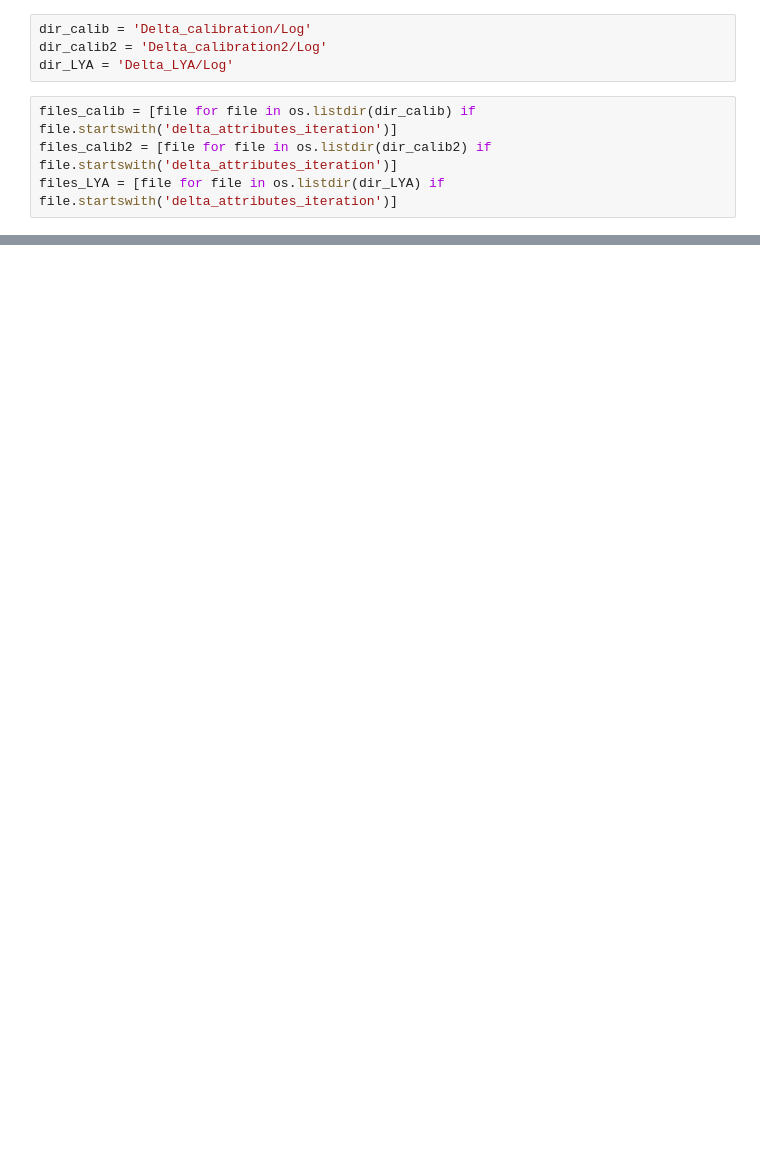
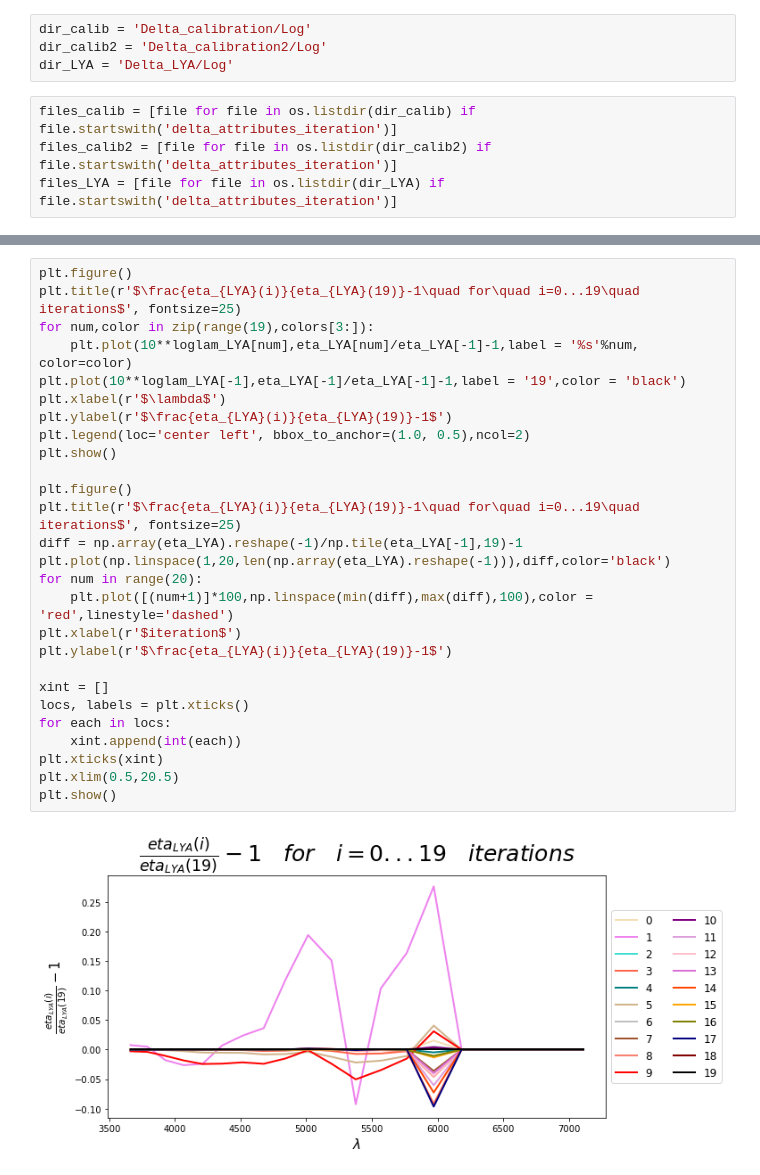
Before and after one commit to moonlovist/Picca_convergence_check, a Jupyter notebook: picca_convergence.ipynb, the cells around one changed output, grey strips where cells are left out. Cells and saved outputs as stored; diff of their text form; blank space fills up the shorter version.

```diff
--- a/picca_convergence.ipynb
+++ b/picca_convergence.ipynb
@@ -259,0 +157,29 @@ plt.show()
+# %%
+plt.figure()
+plt.title(r'$\frac{eta_{LYA}(i)}{eta_{LYA}(19)}-1\quad for\quad i=0...19\quad iterations$', fontsize=25)
+for num,color in zip(range(19),colors[3:]):
+    plt.plot(10**loglam_LYA[num],eta_LYA[num]/eta_LYA[-1]-1,label = '%s'%num, color=color)
+plt.plot(10**loglam_LYA[-1],eta_LYA[-1]/eta_LYA[-1]-1,label = '19',color = 'black')
+plt.xlabel(r'$\lambda$')
+plt.ylabel(r'$\frac{eta_{LYA}(i)}{eta_{LYA}(19)}-1$')
+plt.legend(loc='center left', bbox_to_anchor=(1.0, 0.5),ncol=2)
+plt.show()
+
+plt.figure()
+plt.title(r'$\frac{eta_{LYA}(i)}{eta_{LYA}(19)}-1\quad for\quad i=0...19\quad iterations$', fontsize=25)
+diff = np.array(eta_LYA).reshape(-1)/np.tile(eta_LYA[-1],19)-1
+plt.plot(np.linspace(1,20,len(np.array(eta_LYA).reshape(-1))),diff,color='black')
+for num in range(20):
+    plt.plot([(num+1)]*100,np.linspace(min(diff),max(diff),100),color = 'red',linestyle='dashed')
+plt.xlabel(r'$iteration$')
+plt.ylabel(r'$\frac{eta_{LYA}(i)}{eta_{LYA}(19)}-1$')
+
+xint = []
+locs, labels = plt.xticks()
+for each in locs:
+    xint.append(int(each))
+plt.xticks(xint)
+plt.xlim(0.5,20.5)
+plt.show()
+# %% [output]
+[figure, added]
```
Also changed, not shown: parts of 44 cells of this notebook.
